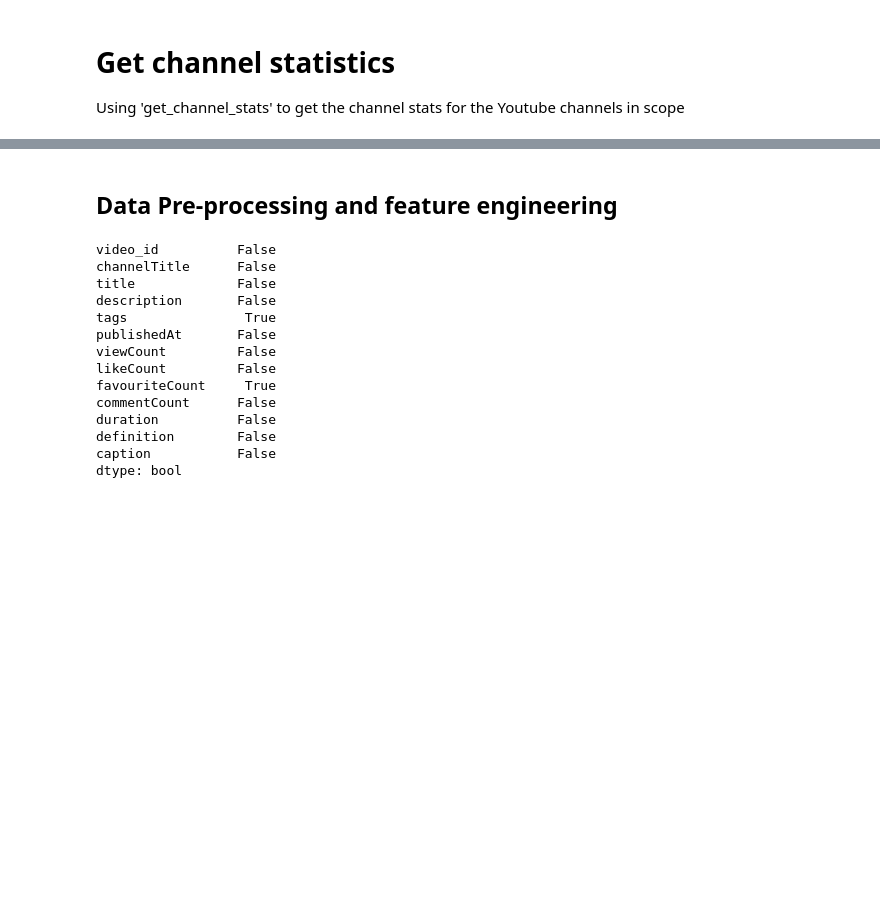
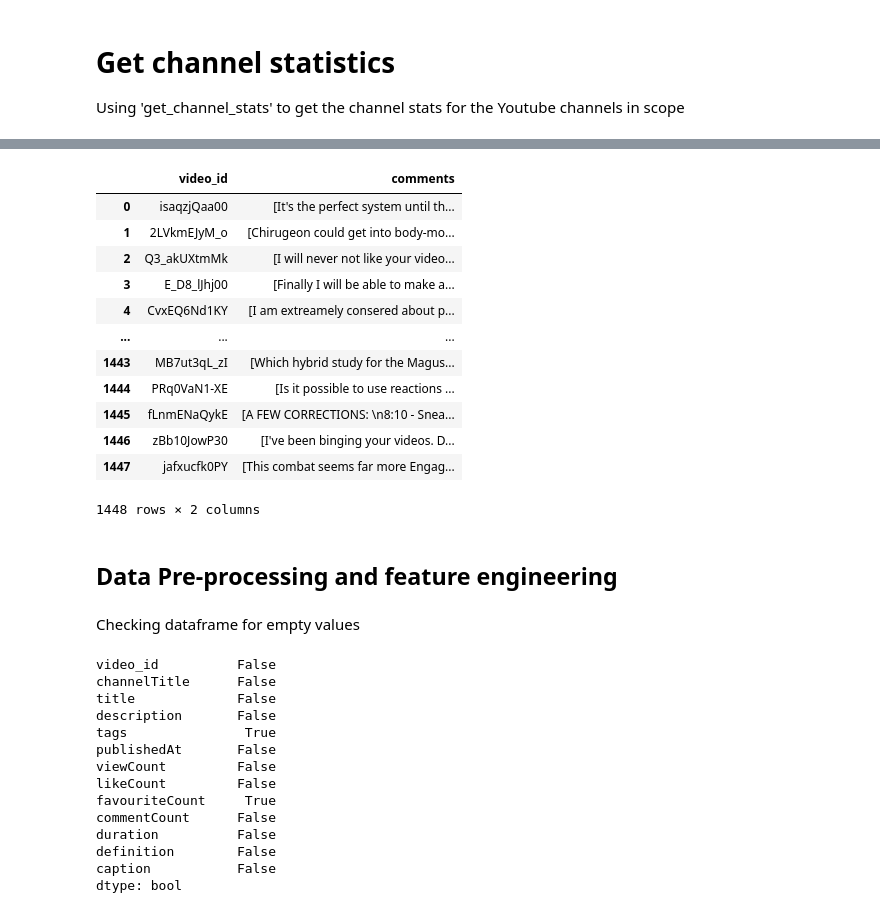
Before and after one commit to ArthurVinson/Youtube-API, a Jupyter notebook: youtube_api.ipynb, the cells around one changed output, grey strips where cells are left out. Saved outputs shown, nothing was run; the diff lists cells and outputs as text; code cells hidden in the pictures; blank space fills up the shorter version.

```diff
--- a/youtube_api.ipynb
+++ b/youtube_api.ipynb
@@ -292,3 +342,19 @@ video_df
+# %%
+comments_df
+# %% [output]
+|  | video_id | comments |
+| 0 | isaqzjQaa00 | [It's the perfect system until th... |
+| 1 | 2LVkmEJyM_o | [Chirugeon could get into body-mo... |
+| 2 | Q3_akUXtmMk | [I will never not like your video... |
+| 3 | E_D8_lJhj00 | [Finally I will be able to make a... |
+| 4 | CvxEQ6Nd1KY | [I am extreamely consered about p... |
+| ... | ... | ... |
+| 1443 | MB7ut3qL_zI | [Which hybrid study for the Magus... |
+| 1444 | PRq0VaN1-XE | [Is it possible to use reactions ... |
+| 1445 | fLnmENaQykE | [A FEW CORRECTIONS: \n8:10 - Snea... |
+| 1446 | zBb10JowP30 | [I've been binging your videos. D... |
+| 1447 | jafxucfk0PY | [This combat seems far more Engag... |
+1448 rows × 2 columns
 # %%
 # Write video data to CSV file for future references
 video_df.to_csv('video_data_top10_channels.csv')
@@ -304,6 +370,8 @@ comments_df.to_csv('comments_data_top10_channels.csv')
 #  * Tags vs views
 # %% [markdown]
 ## Data Pre-processing and feature engineering
+# %% [markdown]
+Checking dataframe for empty values
 # %%
 video_df.isnull().any() # any nulls?
 # %% [output]
```
Also changed, not shown: parts of 54 cells of this notebook, 2 other files.
